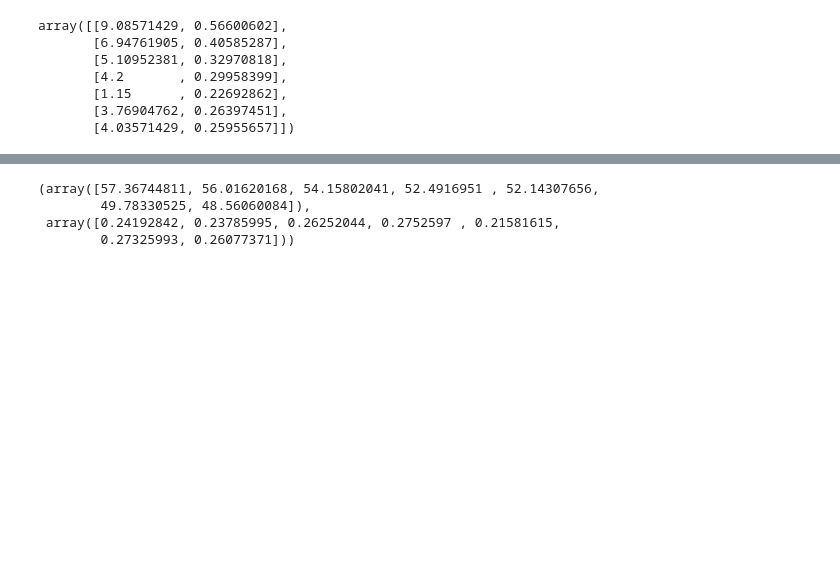
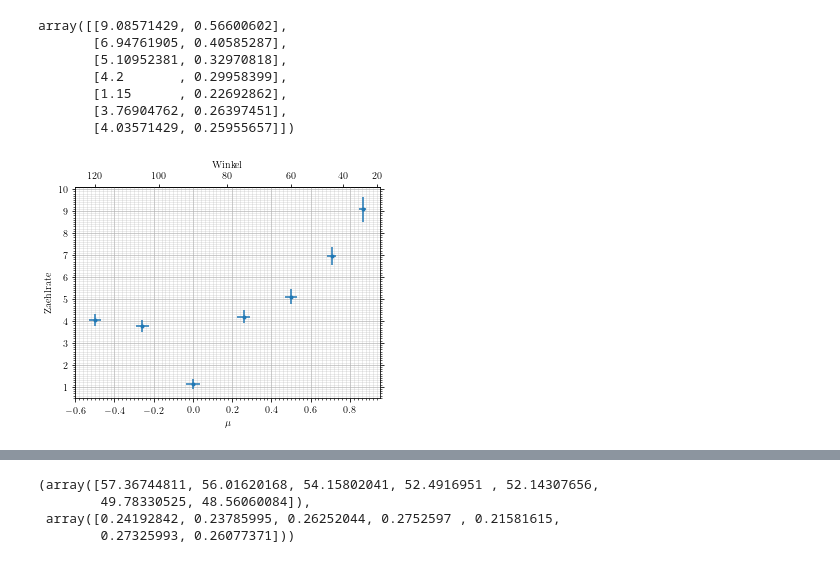
Before and after one commit to vale981/fpraktikum, a Jupyter notebook: CS/auswertung/Untitled.ipynb, the cells around one changed output, grey strips where cells are left out. Saved outputs shown, nothing was run; the diff lists cells and outputs as text; code cells hidden in the pictures; blank space fills up the shorter version.

Commit message:
finish crossec

```diff
--- a/CS/auswertung/Untitled.ipynb
+++ b/CS/auswertung/Untitled.ipynb
@@ -232,3 +224,10 @@ array([[9.08571429, 0.56600602],
        [1.15      , 0.22692862],
        [3.76904762, 0.26397451],
        [4.03571429, 0.25955657]])
+# %%
+fig, ax = set_up_angle_plot()
+ax.set_ylabel('Zaehlrate')
+ax.errorbar(mus, rates.T[0], xerr=d_mus, yerr=rates.T[1], linestyle='None', marker='.')
+save_fig(fig, 'countrates', 'crossec')
+# %% [output]
+[figure, added]
```
Also changed, not shown: parts of 4 cells of this notebook, 6 other files.
